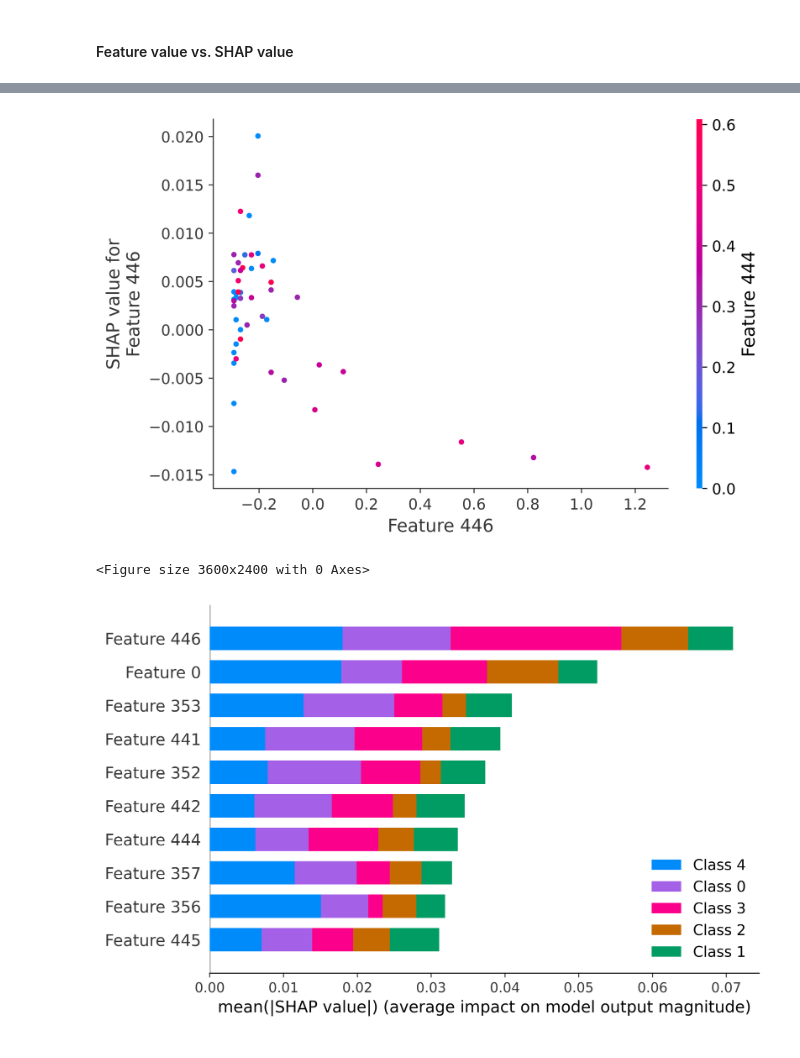
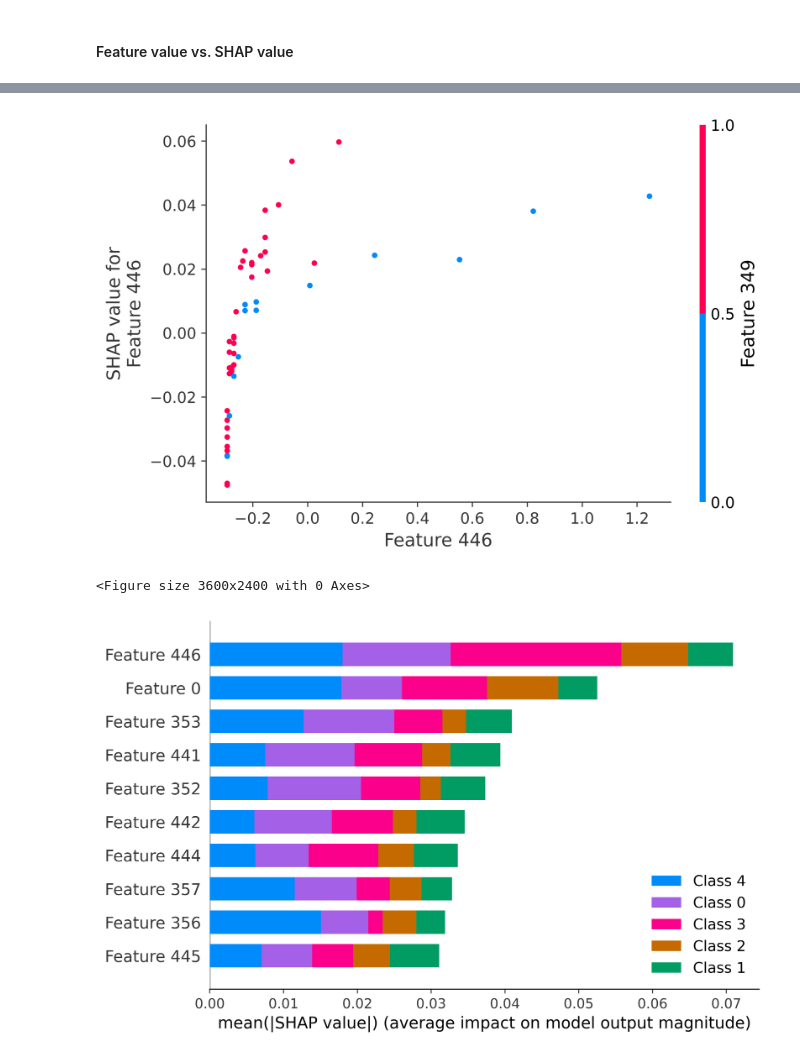
Before and after one commit to emilynomura1/1030FinalProject, a Jupyter notebook: src/preprocessing-ml.ipynb, the cells around one changed output, grey strips where cells are left out. Drawn from its saved outputs; the diff is of its cells as text; code cells hidden in the pictures.

```diff
--- a/src/preprocessing-ml.ipynb
+++ b/src/preprocessing-ml.ipynb
@@ -1353,10 +1353,11 @@ plt.show()
 # %%
 # Dependence plot
-shap.dependence_plot(446, shap_values[1], X_test_transformed[:50])
+shap.dependence_plot(446, shap_values[3], X_test_transformed[:50])
 plt.tight_layout()
-#plt.savefig('../Figures/SHAP-dependence.png', bbox_inches='tight')
+#plt.savefig('../Figures/SHAP-dependence-class2.png', bbox_inches='tight')
+plt.show()
 # %% [output]
-[figure, old version]
+[figure, new version]
 <Figure size 3600x2400 with 0 Axes>
 # %%
 # Global feature importance with SHAP
```
Also changed, not shown: parts of 4 cells of this notebook.
